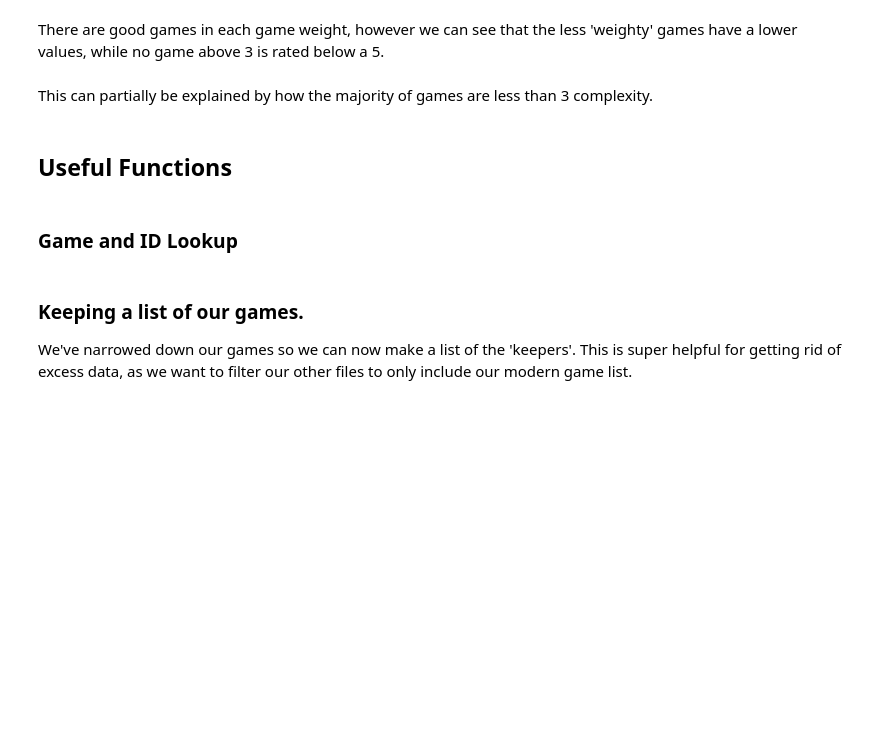
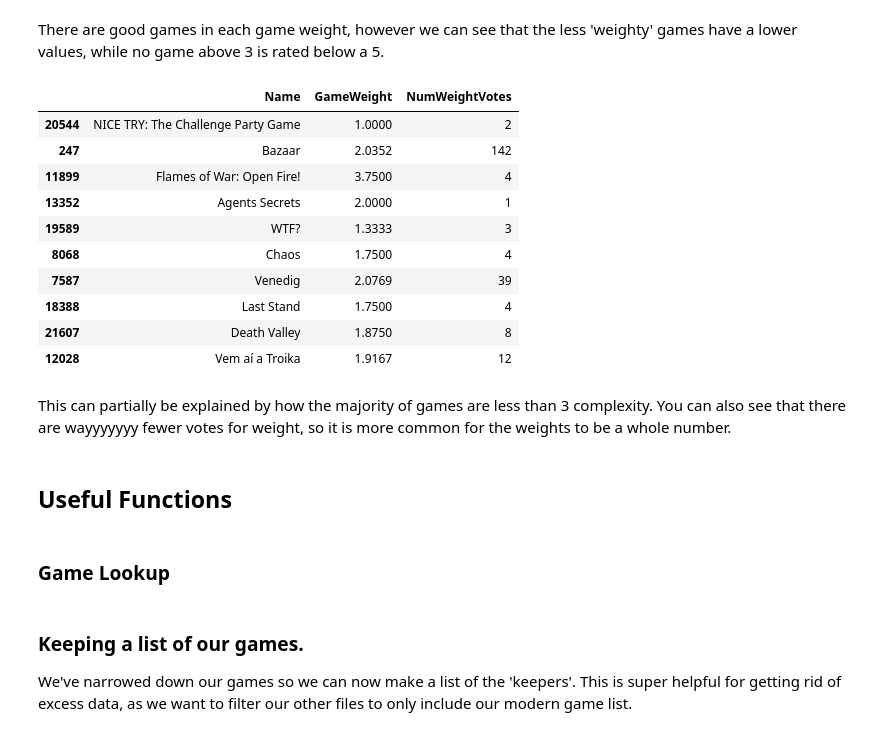
Before and after one commit to mcumiskey/Meeple-Matchmaker, a Jupyter notebook: meeple-matchmaker.ipynb, the cells around one changed output. Cells and saved outputs as stored; diff of their text form; code cells hidden in the pictures; blank space fills up the shorter version.

```diff
--- a/meeple-matchmaker.ipynb
+++ b/meeple-matchmaker.ipynb
@@ -273,10 +253,24 @@ fig.update_layout(
 )
 
 fig.show()
+# %%
+modern_boardgames_df[['Name', 'GameWeight', 'NumWeightVotes']].sample(10, random_state=2)
+# %% [output]
+|  | Name | GameWeight | NumWeightVotes |
+| 20544 | NICE TRY: The Challenge Party Game | 1.0000 | 2 |
+| 247 | Bazaar | 2.0352 | 142 |
+| 11899 | Flames of War: Open Fire! | 3.7500 | 4 |
+| 13352 | Agents Secrets | 2.0000 | 1 |
+| 19589 | WTF? | 1.3333 | 3 |
+| 8068 | Chaos | 1.7500 | 4 |
+| 7587 | Venedig | 2.0769 | 39 |
+| 18388 | Last Stand | 1.7500 | 4 |
+| 21607 | Death Valley | 1.8750 | 8 |
+| 12028 | Vem aí a Troika | 1.9167 | 12 |
 # %% [markdown]
-This can partially be explained by how the majority of games are less than 3 complexity.
+This can partially be explained by how the majority of games are less than 3 complexity. You can also see that there are wayyyyyyy fewer votes for weight, so it is more common for the weights to be a whole number.
 # %% [markdown]
 ## Useful Functions
 # %% [markdown]
-### Game and ID Lookup
+### Game Lookup
 # %%
```
Also changed, not shown: parts of 89 cells of this notebook, 7 other files.
